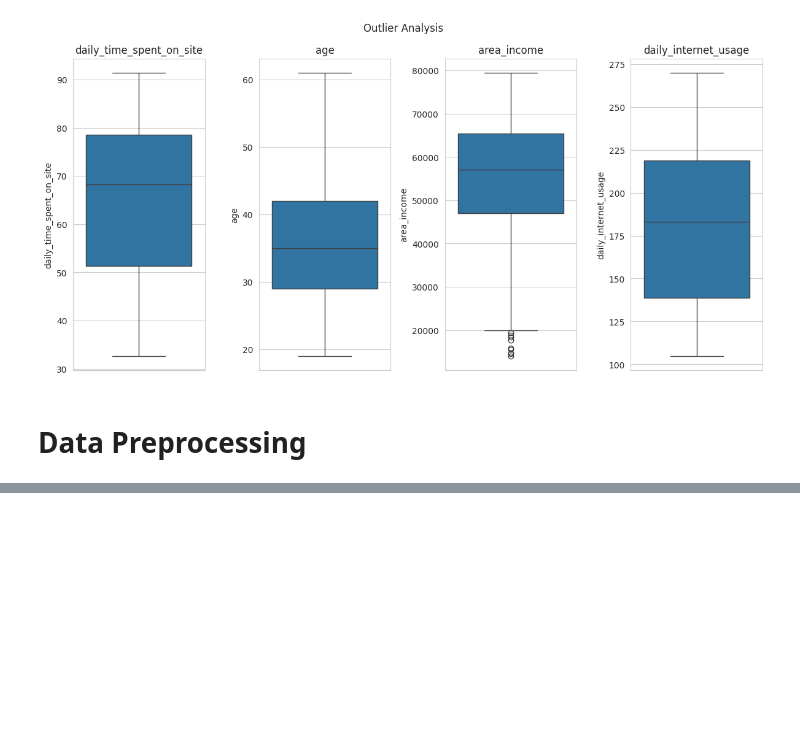
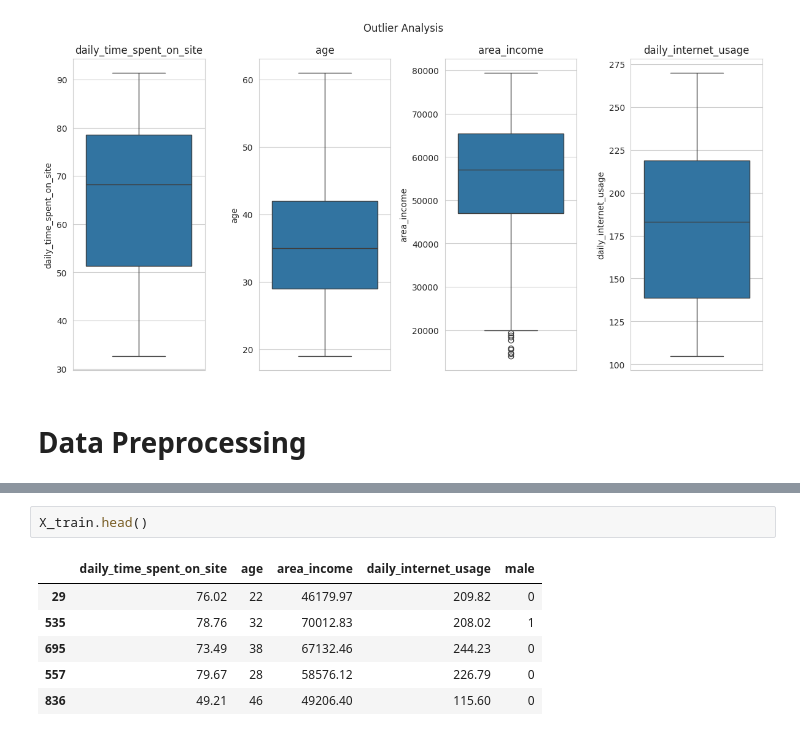
Before and after one commit to azharaul/ml-dl-projects, a Jupyter notebook: machine-learning/classification/advertising_clicked_on_ad_prediction.ipynb, the cells around one changed output, grey strips where cells are left out. Saved outputs shown, nothing was run; the diff lists cells and outputs as text; blank space fills up the shorter version.

```diff
--- a/machine-learning/classification/advertising_clicked_on_ad_prediction.ipynb
+++ b/machine-learning/classification/advertising_clicked_on_ad_prediction.ipynb
@@ -128,0 +143,9 @@ plt.show()
+# %%
+X_train.head()
+# %% [output]
+|  | daily_time_spent_on_site | age | area_income | daily_internet_usage | male |
+| 29 | 76.02 | 22 | 46179.97 | 209.82 | 0 |
+| 535 | 78.76 | 32 | 70012.83 | 208.02 | 1 |
+| 695 | 73.49 | 38 | 67132.46 | 244.23 | 0 |
+| 557 | 79.67 | 28 | 58576.12 | 226.79 | 0 |
+| 836 | 49.21 | 46 | 49206.40 | 115.60 | 0 |
```
Also changed, not shown: parts of 21 cells of this notebook.
